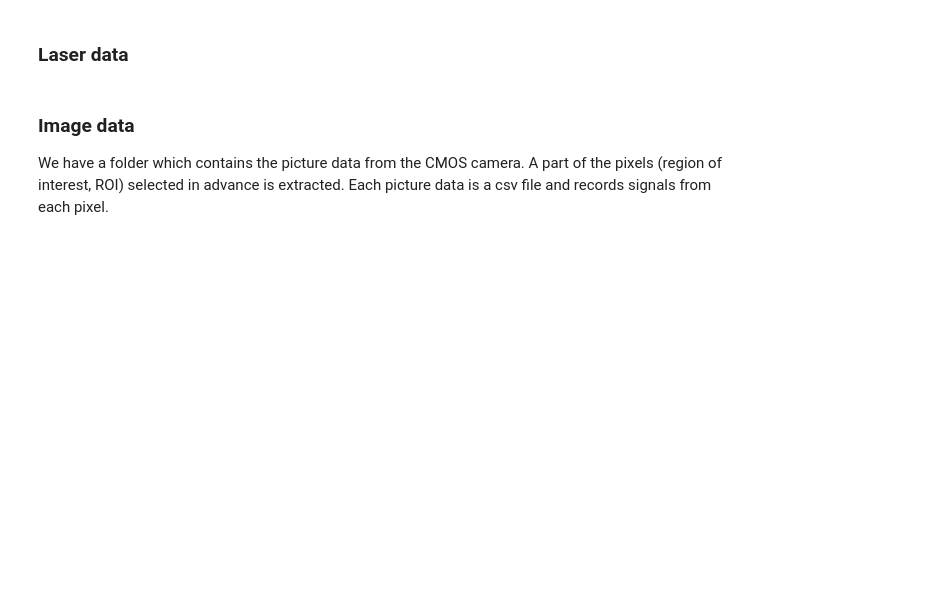
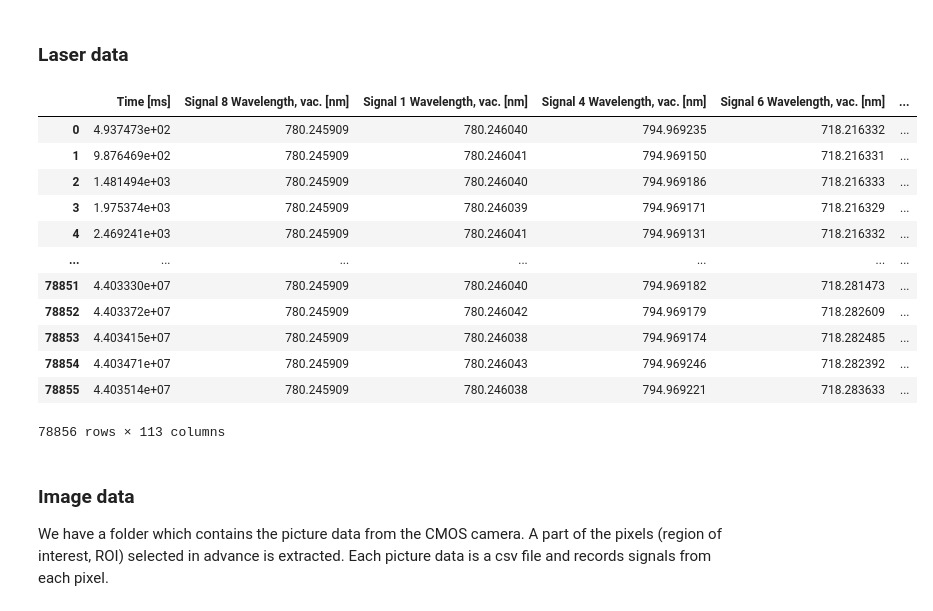
Before and after one commit to romanwixinger/data-engineering-utokyo, a Jupyter notebook: notebooks/data_exploration.ipynb, the cells around one changed output. Saved outputs shown, nothing was run; the diff lists cells and outputs as text; code cells hidden in the pictures; blank space fills up the shorter version.

```diff
--- a/notebooks/data_exploration.ipynb
+++ b/notebooks/data_exploration.ipynb
@@ -607,8 +624,23 @@ class RecorderLaser(Recorder):
 
         return
 # %%
-laser_df = Laser.get_table(with_metadata=False)
+laser_recorder = LaserRecorder()
+laser_df = laser_recorder.get_table()
 laser_df
+# %% [output]
+|  | Time [ms] | Signal 8 Wavelength, vac. [nm] | Signal 1 Wavelength, vac. [nm] | Signal 4 Wavelength, vac. [nm] | Signal 6 Wavelength, vac. [nm] | ... |
+| 0 | 4.937473e+02 | 780.245909 | 780.246040 | 794.969235 | 718.216332 | ... |
+| 1 | 9.876469e+02 | 780.245909 | 780.246041 | 794.969150 | 718.216331 | ... |
+| 2 | 1.481494e+03 | 780.245909 | 780.246040 | 794.969186 | 718.216333 | ... |
+| 3 | 1.975374e+03 | 780.245909 | 780.246039 | 794.969171 | 718.216329 | ... |
+| 4 | 2.469241e+03 | 780.245909 | 780.246041 | 794.969131 | 718.216332 | ... |
+| ... | ... | ... | ... | ... | ... | ... |
+| 78851 | 4.403330e+07 | 780.245909 | 780.246040 | 794.969182 | 718.281473 | ... |
+| 78852 | 4.403372e+07 | 780.245909 | 780.246042 | 794.969179 | 718.282609 | ... |
+| 78853 | 4.403415e+07 | 780.245909 | 780.246038 | 794.969174 | 718.282485 | ... |
+| 78854 | 4.403471e+07 | 780.245909 | 780.246043 | 794.969246 | 718.282392 | ... |
+| 78855 | 4.403514e+07 | 780.245909 | 780.246038 | 794.969221 | 718.283633 | ... |
+78856 rows × 113 columns
 # %% [markdown]
 ### Image data
 We have a folder which contains the picture data from the CMOS camera. A part of the pixels (region of interest, ROI) selected in advance is extracted. Each picture data is a csv file and records signals from each pixel.
```
Also changed, not shown: parts of 19 cells of this notebook.
